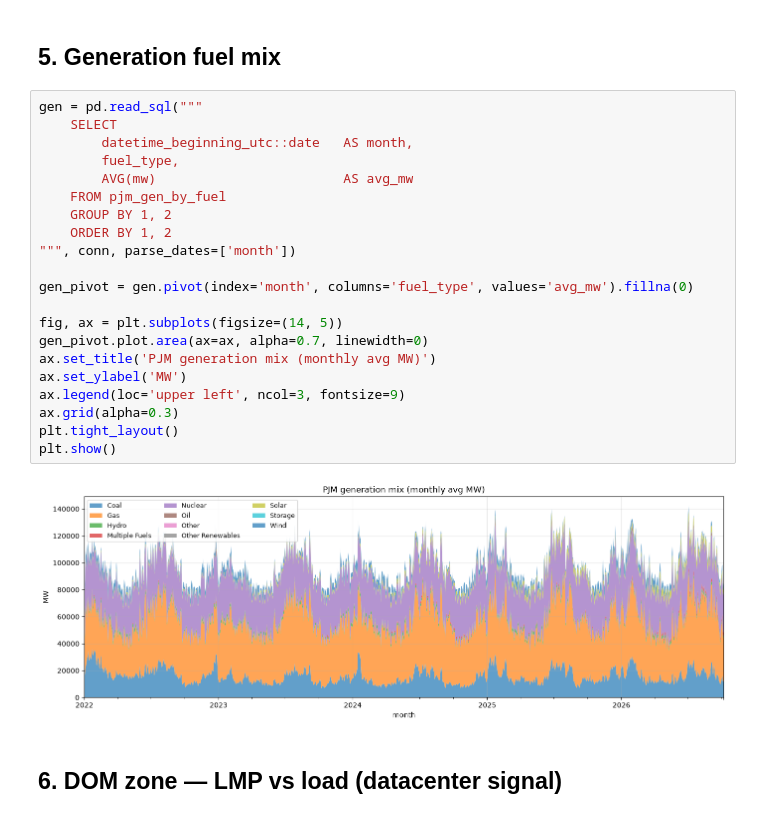
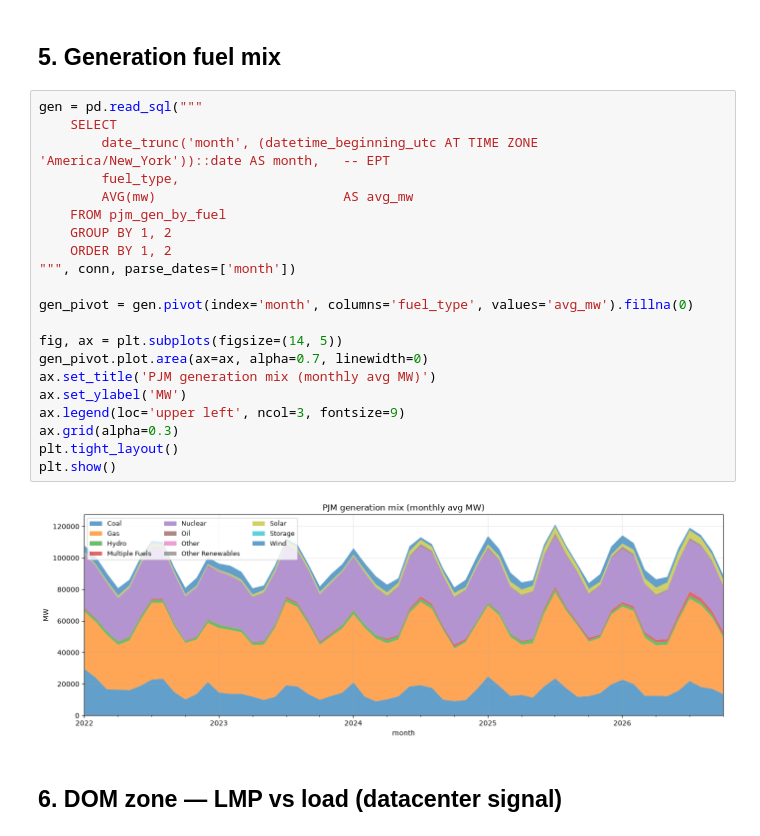
Before and after one commit to McSavage/pjm_pipeline, a Jupyter notebook: 01_lmp_explorer.ipynb, the cells around one changed output. Cells and saved outputs as stored; diff of their text form.

```diff
--- a/01_lmp_explorer.ipynb
+++ b/01_lmp_explorer.ipynb
@@ -158,26 +158,26 @@ cong
 # %%
 gen = pd.read_sql("""
     SELECT
-        datetime_beginning_utc::date   AS month,
+        date_trunc('month', (datetime_beginning_utc AT TIME ZONE 'America/New_York'))::date AS month,   -- EPT
         fuel_type,
         AVG(mw)                        AS avg_mw
     FROM pjm_gen_by_fuel
     GROUP BY 1, 2
     ORDER BY 1, 2
 """, conn, parse_dates=['month'])
 
 gen_pivot = gen.pivot(index='month', columns='fuel_type', values='avg_mw').fillna(0)
 
 fig, ax = plt.subplots(figsize=(14, 5))
 gen_pivot.plot.area(ax=ax, alpha=0.7, linewidth=0)
 ax.set_title('PJM generation mix (monthly avg MW)')
 ax.set_ylabel('MW')
 ax.legend(loc='upper left', ncol=3, fontsize=9)
 ax.grid(alpha=0.3)
 plt.tight_layout()
 plt.show()
 # %% [output]
-[figure, old version]
+[figure, new version]
 # %% [markdown]
 ## 6. DOM zone — LMP vs load (datacenter signal)
 # %%
```
Also changed, not shown: parts of 7 cells of this notebook, 2 other files.
